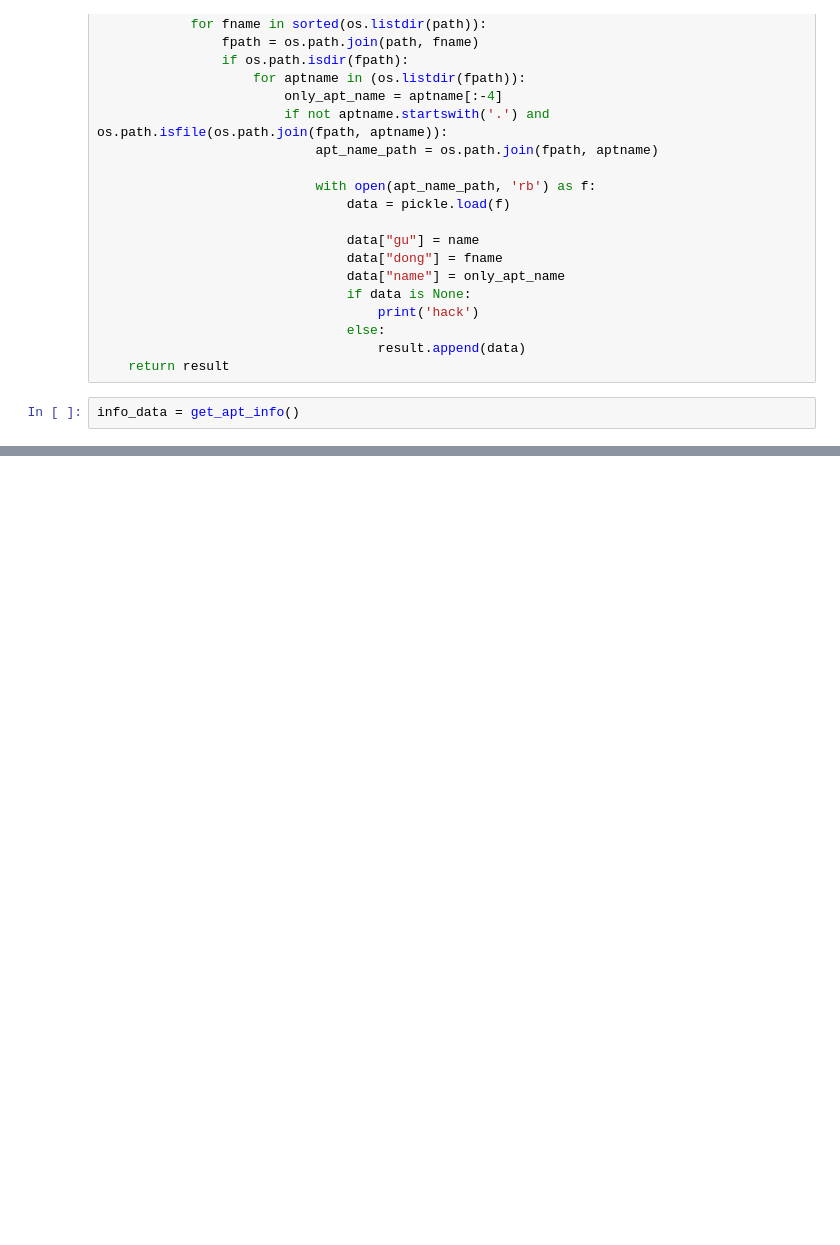
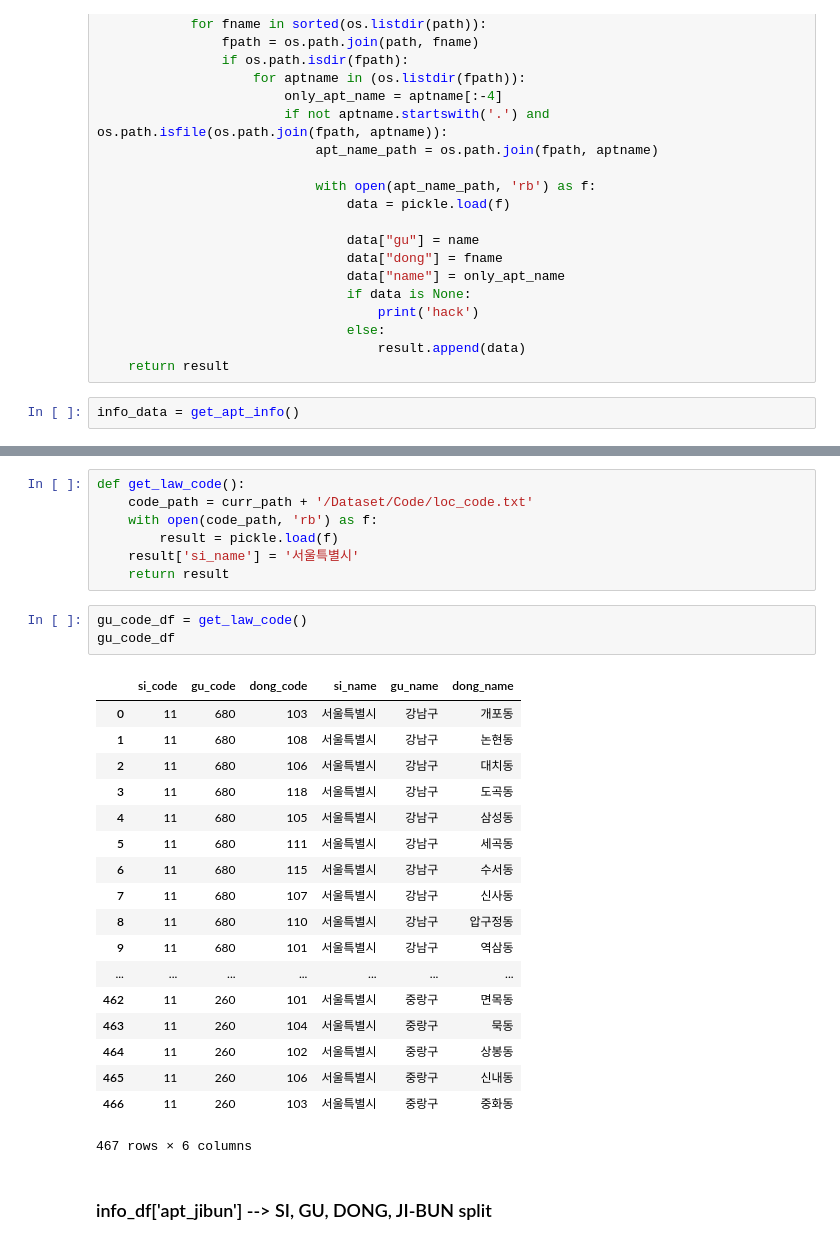
Before and after one commit to tax-k/KB_v2, a Jupyter notebook: KB v2 prepare to merge data.ipynb, the cells around one changed output, grey strips where cells are left out. Drawn from its saved outputs; the diff is of its cells as text; blank space fills up the shorter version.

```diff
--- a/KB v2 prepare to merge data.ipynb
+++ b/KB v2 prepare to merge data.ipynb
@@ -130,0 +142,31 @@ len(info_data)
+# %%
+def get_law_code():
+    code_path = curr_path + '/Dataset/Code/loc_code.txt'
+    with open(code_path, 'rb') as f:
+        result = pickle.load(f)
+    result['si_name'] = '서울특별시'
+    return result
+# %%
+gu_code_df = get_law_code()
+gu_code_df
+# %% [output]
+|  | si_code | gu_code | dong_code | si_name | gu_name | dong_name |
+| 0 | 11 | 680 | 103 | 서울특별시 | 강남구 | 개포동 |
+| 1 | 11 | 680 | 108 | 서울특별시 | 강남구 | 논현동 |
+| 2 | 11 | 680 | 106 | 서울특별시 | 강남구 | 대치동 |
+| 3 | 11 | 680 | 118 | 서울특별시 | 강남구 | 도곡동 |
+| 4 | 11 | 680 | 105 | 서울특별시 | 강남구 | 삼성동 |
+| 5 | 11 | 680 | 111 | 서울특별시 | 강남구 | 세곡동 |
+| 6 | 11 | 680 | 115 | 서울특별시 | 강남구 | 수서동 |
+| 7 | 11 | 680 | 107 | 서울특별시 | 강남구 | 신사동 |
+| 8 | 11 | 680 | 110 | 서울특별시 | 강남구 | 압구정동 |
+| 9 | 11 | 680 | 101 | 서울특별시 | 강남구 | 역삼동 |
+| ... | ... | ... | ... | ... | ... | ... |
+| 462 | 11 | 260 | 101 | 서울특별시 | 중랑구 | 면목동 |
+| 463 | 11 | 260 | 104 | 서울특별시 | 중랑구 | 묵동 |
+| 464 | 11 | 260 | 102 | 서울특별시 | 중랑구 | 상봉동 |
+| 465 | 11 | 260 | 106 | 서울특별시 | 중랑구 | 신내동 |
+| 466 | 11 | 260 | 103 | 서울특별시 | 중랑구 | 중화동 |
+467 rows × 6 columns
+# %% [markdown]
+###  info_df['apt_jibun'] --> SI, GU, DONG, JI-BUN split
```
Also changed, not shown: parts of 11 cells of this notebook.
